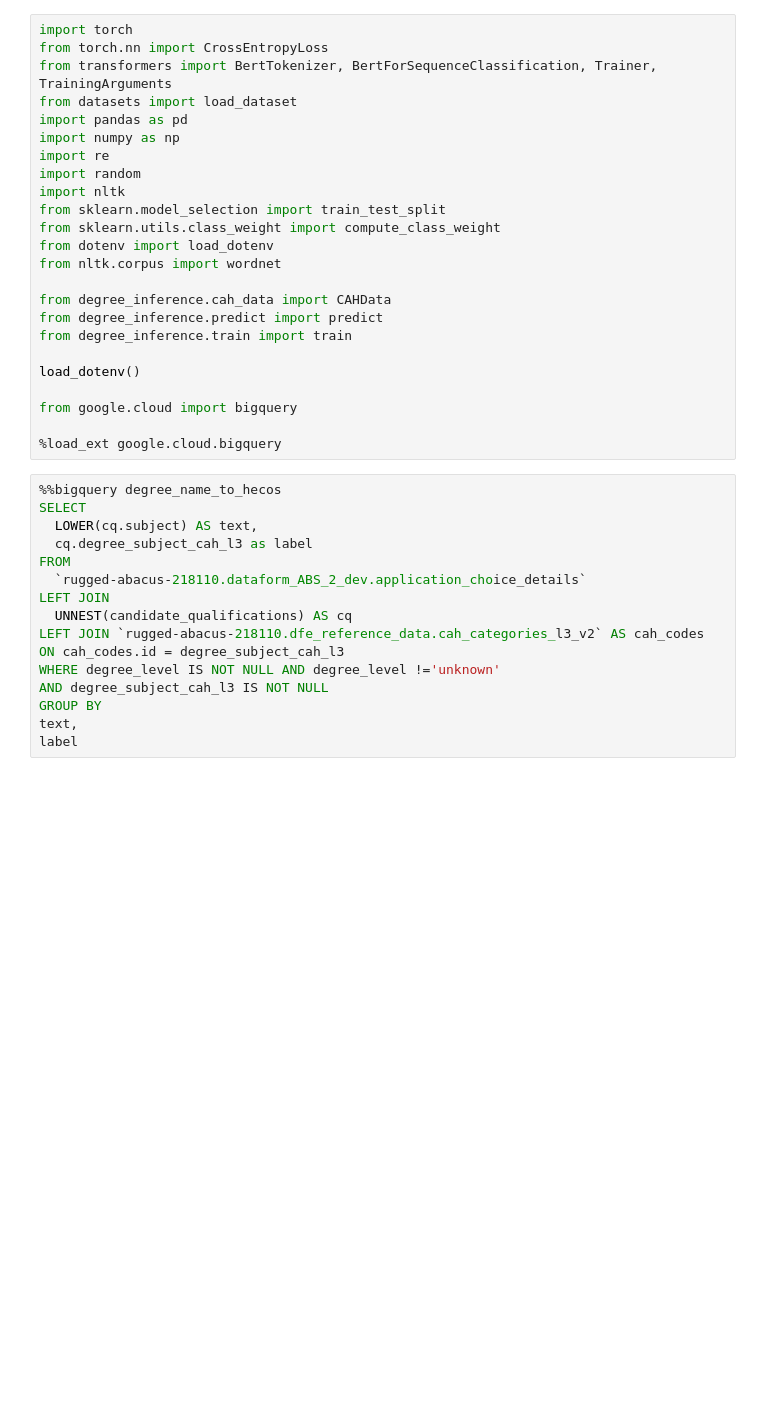
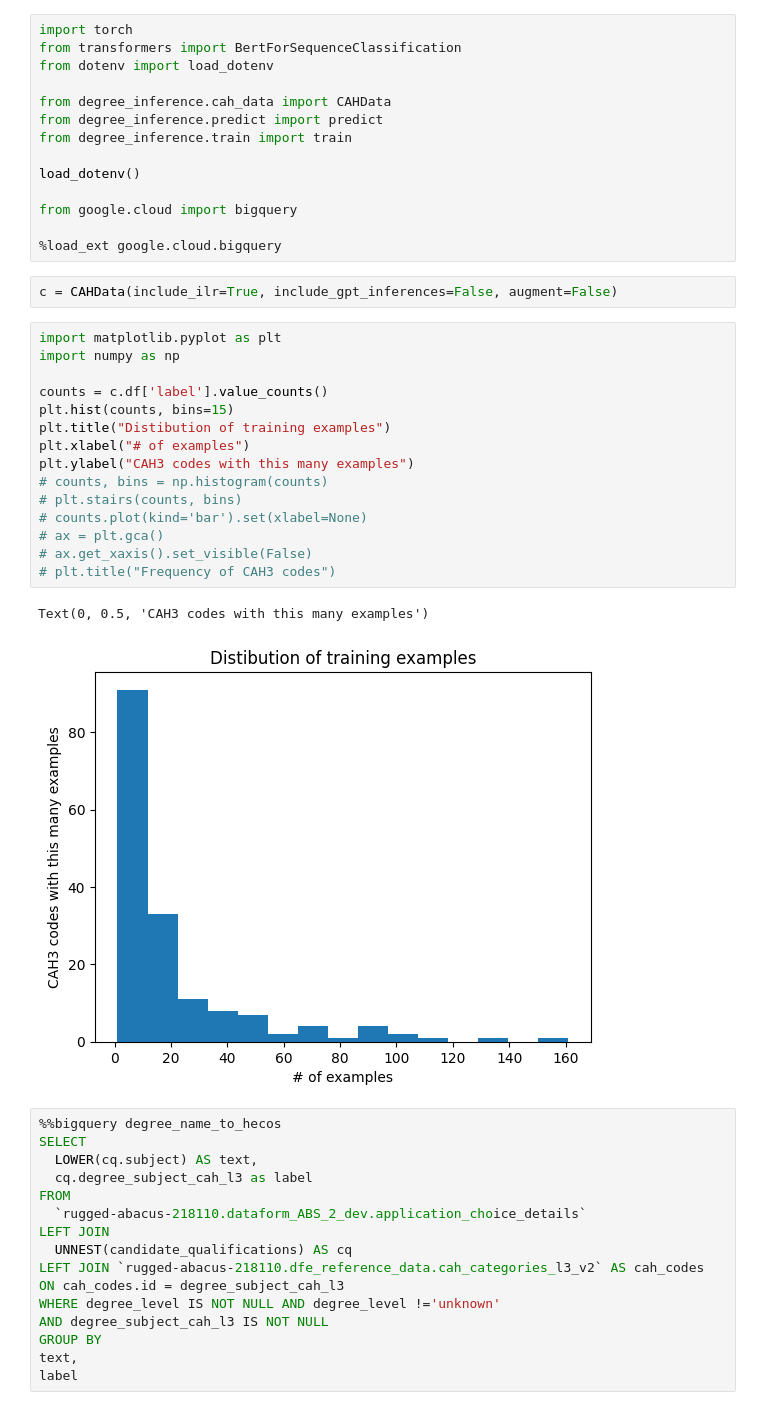
Before and after one commit to duncanjbrown/degree_inference, a Jupyter notebook: train.ipynb, the cells around one changed output. Saved outputs shown, nothing was run; the diff lists cells and outputs as text; blank space fills up the shorter version.

```diff
--- a/train.ipynb
+++ b/train.ipynb
@@ -1,17 +1,7 @@
 # %%
 import torch
-from torch.nn import CrossEntropyLoss
-from transformers import BertTokenizer, BertForSequenceClassification, Trainer, TrainingArguments
-from datasets import load_dataset
-import pandas as pd
-import numpy as np
-import re
-import random
-import nltk
-from sklearn.model_selection import train_test_split
-from sklearn.utils.class_weight import compute_class_weight
+from transformers import BertForSequenceClassification
 from dotenv import load_dotenv
-from nltk.corpus import wordnet
 
 from degree_inference.cah_data import CAHData
 from degree_inference.predict import predict
@@ -22,6 +12,26 @@ load_dotenv()
 from google.cloud import bigquery
 
 %load_ext google.cloud.bigquery
+# %%
+c = CAHData(include_ilr=True, include_gpt_inferences=False, augment=False)
+# %%
+import matplotlib.pyplot as plt
+import numpy as np
+
+counts = c.df['label'].value_counts()
+plt.hist(counts, bins=15)
+plt.title("Distibution of training examples")
+plt.xlabel("# of examples")
+plt.ylabel("CAH3 codes with this many examples")
+# counts, bins = np.histogram(counts)
+# plt.stairs(counts, bins)
+# counts.plot(kind='bar').set(xlabel=None)
+# ax = plt.gca()
+# ax.get_xaxis().set_visible(False)
+# plt.title("Frequency of CAH3 codes")
+# %% [output]
+Text(0, 0.5, 'CAH3 codes with this many examples')
+[figure, added]
 # %%
 %%bigquery degree_name_to_hecos
 SELECT
```
Also changed, not shown: parts of 7 cells of this notebook, 14 other files.
